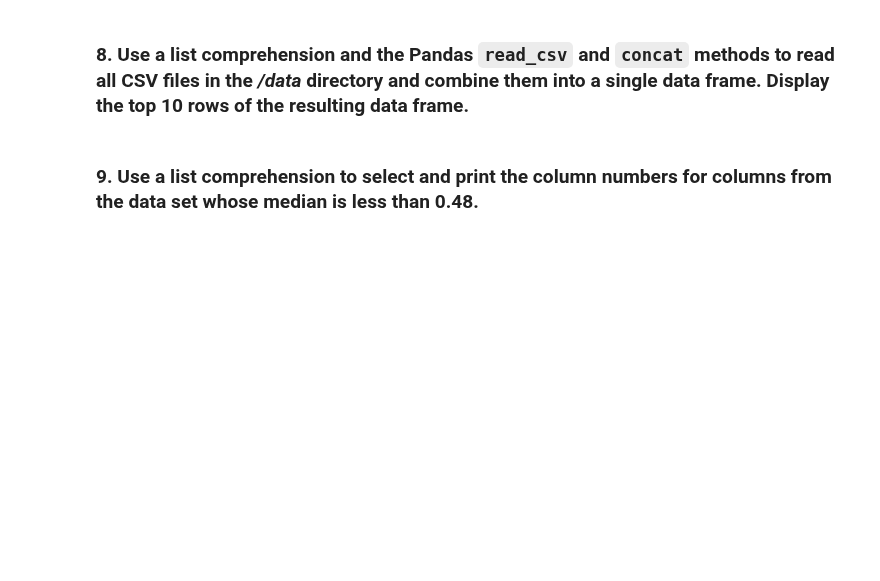
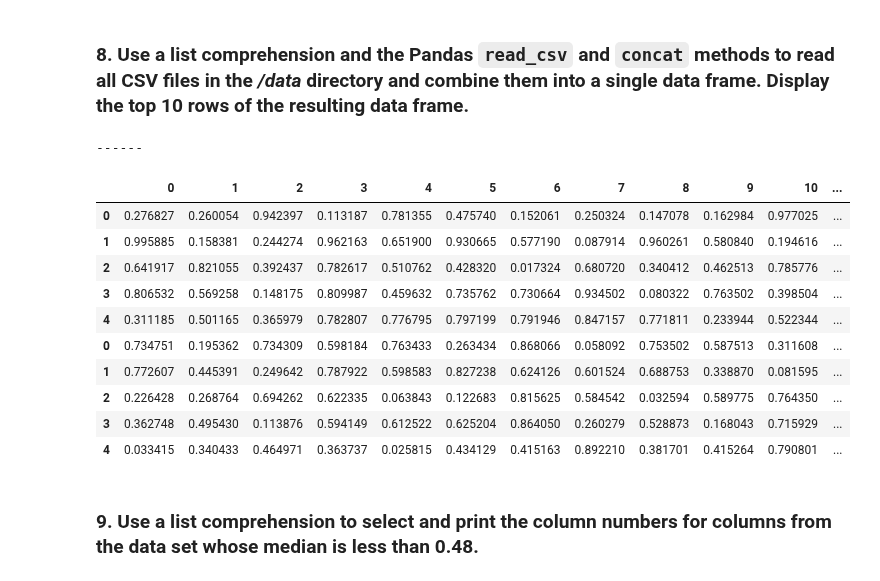
Before and after one commit to ta-data-lis/lab-list-comprehensions, a Jupyter notebook: your-code/main.ipynb, the cells around one changed output. Cells and saved outputs as stored; diff of their text form; code cells hidden in the pictures; blank space fills up the shorter version.

Commit message:
All exercises except 9 are completed

```diff
--- a/your-code/main.ipynb
+++ b/your-code/main.ipynb
@@ -49,4 +152,80 @@ b = np.array([[[0.55867166, 0.06210792, 0.08147297],
 # %% [markdown]
 ### 8. Use a list comprehension and the Pandas `read_csv` and `concat` methods to read all CSV files in the */data* directory and combine them into a single data frame. Display the top 10 rows of the resulting data frame.
+# %%
+#1. We read the CSV files, using pd.read and the functon return a dataframe and then we assign the variable df_csv_1 et al. to a dataframe
+
+#df_csv_1 = pd.read_csv ('/Users/GiadaSartori/Documents/IRONHACK/Lab/Week 1/lab-list-comprehensions/data/sample_file_1.csv')
+#df_csv_1
+
+#df_csv_2 = pd.read_csv ('/Users/GiadaSartori/Documents/IRONHACK/Lab/Week 1/lab-list-comprehensions/data/sample_file_2.csv')
+#df_csv_2
+
+
+#2. We want to concatenate n dataframes together, into one list (which is [df_csv_1, df_csv_2], by using the function pd.concat
+#See https://pandas.pydata.org/docs/reference/api/pandas.concat.html#pandas-concat
+
+#my_data_frame = pd.concat([df_csv_1, df_csv_2])
+
+#print(my_data_frame)
+
+
+#3. We want to create a list of dataframe, called list_of_df_csv, which contains a dataframe for each single csv file
+##Steps:
+##for file_name in list of file_names:
+##-- file_path = create file path from file name, and concatenate all paths from file names by using +variable (which in our example is file_name)
+##-- df = create dataframe from file path
+##-- append dataframe to list of dataframs
+
+
+#!!A variable must be not used, before it has not been defined. Hence, first define the variable file_path, then use it!!
+
+#Option 1: with a for loop
+
+list_of_df_csv = []
+
+for file_name in list_of_file_names:
+    file_path = '/Users/GiadaSartori/Documents/IRONHACK/Lab/Week 1/lab-list-comprehensions/data/'+file_name
+    df = pd.read_csv(file_path)
+    list_of_df_csv.append(df)
+
+df = pd.concat(list_of_df_csv)
+
+df[0:10]
+
+
+print('------')
+
+
+#Option 2>: with a list comprehensions
+
+baseline_df = [pd.read_csv('/Users/GiadaSartori/Documents/IRONHACK/Lab/Week 1/lab-list-comprehensions/data/'+file_name) for file_name in list_of_file_names
+                  ]
+baseline_df
+
+
+
+#We slice the original dataframe, baptised df, by showing the first top 10rows, which position is 0 to 9 -
+#since 10th position is not included
+
+df= pd.concat(baseline_df)
+df[0:10]
+
+
+#We want to know the entire size of data frame, in order to do exercise 11
+
+#df.shape -> (50,20), which means 50 rows and 20 columns
+# %% [output]
+------
+|  | 0 | 1 | 2 | 3 | 4 | 5 | 6 | 7 | 8 | 9 | 10 | ... |
+| 0 | 0.276827 | 0.260054 | 0.942397 | 0.113187 | 0.781355 | 0.475740 | 0.152061 | 0.250324 | 0.147078 | 0.162984 | 0.977025 | ... |
+| 1 | 0.995885 | 0.158381 | 0.244274 | 0.962163 | 0.651900 | 0.930665 | 0.577190 | 0.087914 | 0.960261 | 0.580840 | 0.194616 | ... |
+| 2 | 0.641917 | 0.821055 | 0.392437 | 0.782617 | 0.510762 | 0.428320 | 0.017324 | 0.680720 | 0.340412 | 0.462513 | 0.785776 | ... |
+| 3 | 0.806532 | 0.569258 | 0.148175 | 0.809987 | 0.459632 | 0.735762 | 0.730664 | 0.934502 | 0.080322 | 0.763502 | 0.398504 | ... |
+| 4 | 0.311185 | 0.501165 | 0.365979 | 0.782807 | 0.776795 | 0.797199 | 0.791946 | 0.847157 | 0.771811 | 0.233944 | 0.522344 | ... |
+| 0 | 0.734751 | 0.195362 | 0.734309 | 0.598184 | 0.763433 | 0.263434 | 0.868066 | 0.058092 | 0.753502 | 0.587513 | 0.311608 | ... |
+| 1 | 0.772607 | 0.445391 | 0.249642 | 0.787922 | 0.598583 | 0.827238 | 0.624126 | 0.601524 | 0.688753 | 0.338870 | 0.081595 | ... |
+| 2 | 0.226428 | 0.268764 | 0.694262 | 0.622335 | 0.063843 | 0.122683 | 0.815625 | 0.584542 | 0.032594 | 0.589775 | 0.764350 | ... |
+| 3 | 0.362748 | 0.495430 | 0.113876 | 0.594149 | 0.612522 | 0.625204 | 0.864050 | 0.260279 | 0.528873 | 0.168043 | 0.715929 | ... |
+| 4 | 0.033415 | 0.340433 | 0.464971 | 0.363737 | 0.025815 | 0.434129 | 0.415163 | 0.892210 | 0.381701 | 0.415264 | 0.790801 | ... |
 # %% [markdown]
 ### 9. Use a list comprehension to select and print the column numbers for columns from the data set whose median is less than 0.48.
```
Also changed, not shown: parts of 10 cells of this notebook.
